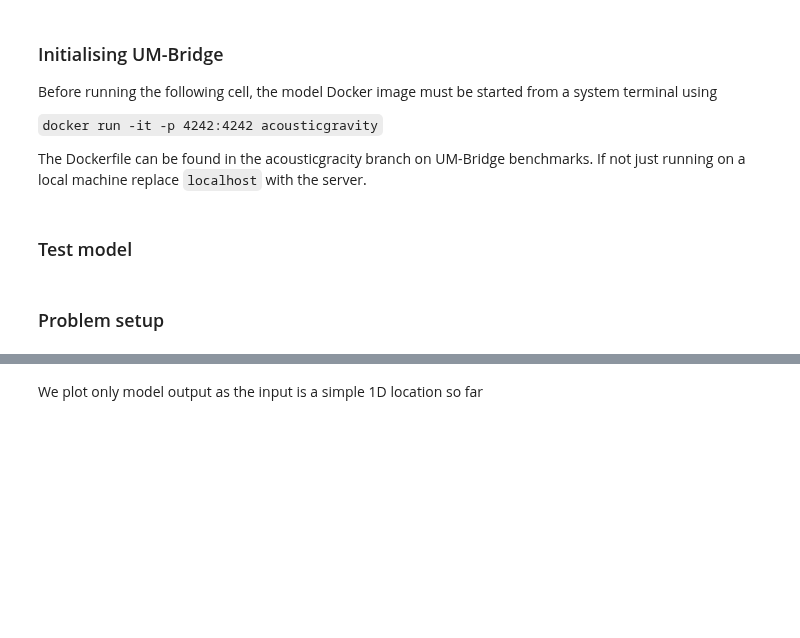
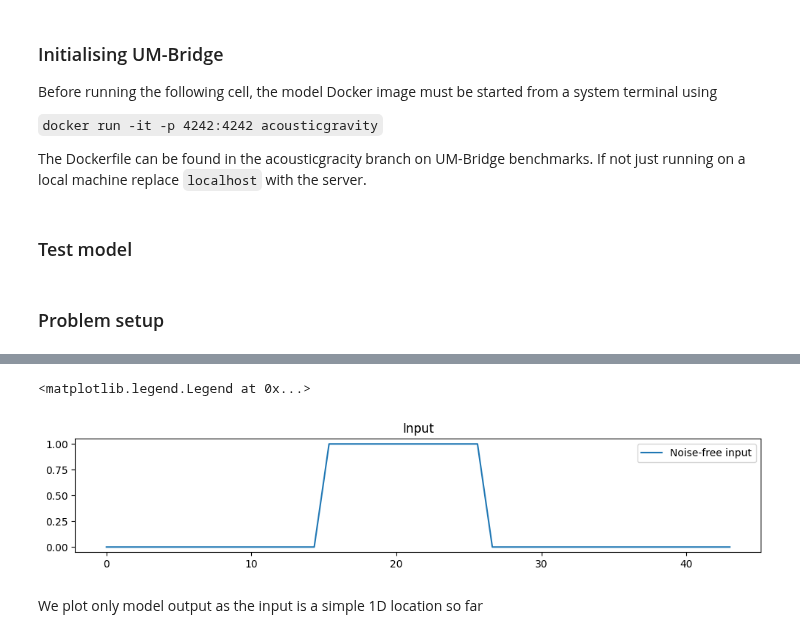
Before and after one commit to UM-Bridge/benchmarks, a Jupyter notebook: models/acoustic_gravity/tinyDA-acoustic.ipynb, the cells around one changed output, grey strips where cells are left out. Saved outputs shown, nothing was run; the diff lists cells and outputs as text; code cells hidden in the pictures; blank space fills up the shorter version.

```diff
--- a/models/acoustic_gravity/tinyDA-acoustic.ipynb
+++ b/models/acoustic_gravity/tinyDA-acoustic.ipynb
@@ -198,27 +200,15 @@ d_true = my_model(exact)
 # add some noise to the model output
 sigma_noise = 0.5
 d = d_true + np.random.normal(loc=0, scale=sigma_noise, size=ny)
-# %%
-exact = np.zeros(nx)
-exact[int(nx/2 - 2):int(nx/2 + 2)]=1
-d1 = my_model(exact)
-d2 = my_model(exact)
-d3 = my_model(exact)
-
-# plot the model output
-fig, ax = plt.subplots(nrows=2, ncols=1, figsize=(12,4))
-
-# plot the time series of pressure
-t = np.linspace(0,5,ny)
-ax[0].set_title('Input')
-ax[0].plot(exact, label='Noise-free input')
-
-ax[1].legend()
-ax[1].set_title('Pressure')
-ax[1].plot(t, d1, label='Noise-free input')
-ax[1].plot(t, d2, label='Noise-free input')
-ax[1].plot(t, d3, label='Noise-free input')
-ax[1].legend()
+# %%
+fig, ax = plt.subplots(figsize=(12,2))
+ax.set_title('Input')
+x=np.linspace(0,nx, nx)
+ax.plot(x,exact, label='Noise-free input')
+ax.legend()
+# %% [output]
+<matplotlib.legend.Legend at 0x...>
+[figure, added]
 # %% [markdown]
 We plot only model output as the input is a simple 1D location so far
 # %%
```
Also changed, not shown: parts of 7 cells of this notebook, 1 other file.
